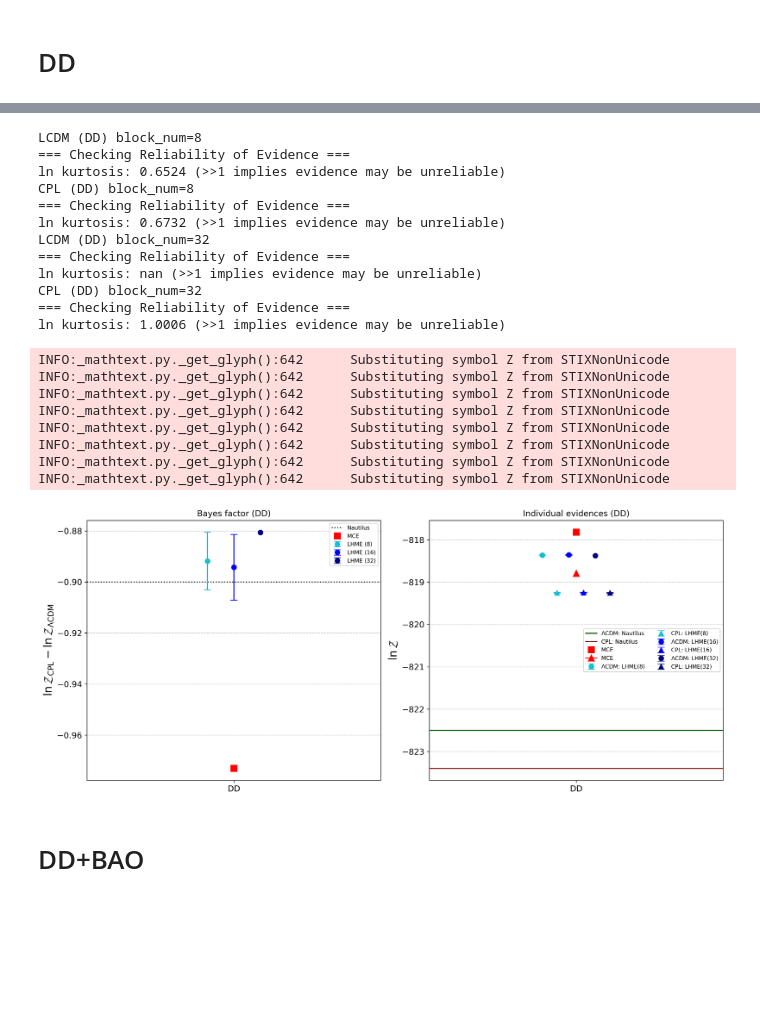
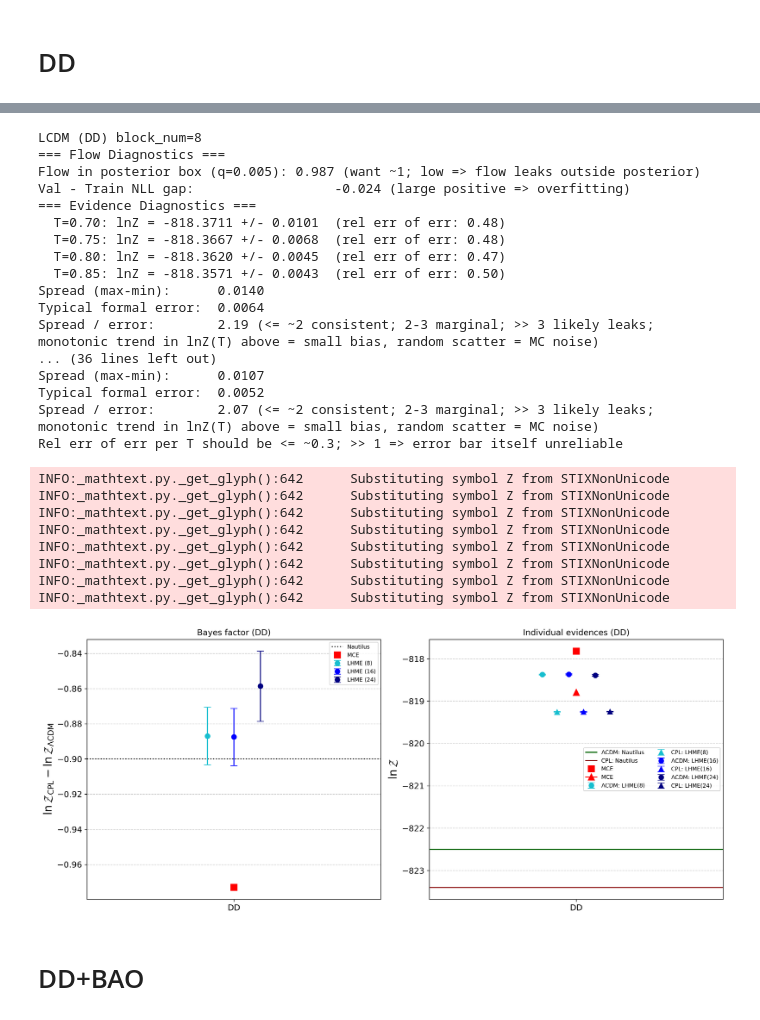
Before and after one commit to dlehdgk/cosmctools, a Jupyter notebook: notebooks/nautilus.ipynb, the cells around one changed output, grey strips where cells are left out. Cells and saved outputs as stored; diff of their text form; code cells hidden in the pictures; blank space fills up the shorter version.

Commit message:
added correction to bayesian evidence calculation

```diff
--- a/notebooks/nautilus.ipynb
+++ b/notebooks/nautilus.ipynb
@@ -85,5 +88,5 @@ LCDM (DD) R-1 = 0.004409570708647339
 CPL  (DD) R-1 = 0.00791403478297603
 # %%
 # train normalising flows
-lcdm_dd.train_model(verbose=True, temp=0.8)
-cpl_dd.train_model(verbose=True, temp=0.8)
+# lcdm_dd.train_model(verbose=True, temp=0.8)
+# cpl_dd.train_model(verbose=True, temp=0.8)
@@ -101,5 +93,7 @@ ensure that the concentrated flow is contained within the posterior
 # %%
 # MCEvidence Bayes factor (DD)
+mce_dd_lcdm = lcdm_dd.mcevidence
+mce_dd_cpl = cpl_dd.mcevidence
 mce_dd = lcdm_dd.get_MCE_bayes_factor(cpl_dd)
 # %% [output]
 WARNING:mcsamples.py.updateBaseStatistics():562      outlier fraction 0.000630119722747322
@@ -152,11 +164,15 @@ ln(B)[k=1] = -818.7928926660303
 ===========================================================
 # %%
 # LHME Bayes factor and per-model evidence (DD, block_num=16)
+lcdm_dd.load_model(temp=0.7)
+cpl_dd.load_model(temp=0.7)
 harm_dd = lcdm_dd.get_LHME_bayes_factor(cpl_dd)
 
 print("LCDM (DD) block_num=16")
-lcdm_dd.check_evidence()
+lcdm_dd.diagnose_flow()
+lcdm_dd.diagnose_evidence()
 print("CPL (DD) block_num=16")
-cpl_dd.check_evidence()
+cpl_dd.diagnose_flow()
+cpl_dd.diagnose_evidence()
 # %% [output]
 LCDM (DD) block_num=16
@@ -172,29 +213,36 @@ harm_dd_blocks = {16: harm_dd}
 hmZ_lcdm_dd = {16: lcdm_dd.get_hm_evidence()}
 hmZ_cpl_dd = {16: cpl_dd.get_hm_evidence()}
 
-for bn in [8, 32]:
-    a = make_and_train(lcdm_root_dd, lcdm_params_dd, burnin=0.3, block_num=bn)
-    b = make_and_train(cpl_root_dd, cpl_params_dd, burnin=0.3, block_num=bn)
+for bn in [8, 24]:
+    a = make_and_train(lcdm_root_dd, lcdm_params_dd, burnin=0.3, block_num=bn, temp=0.7)
+    b = make_and_train(cpl_root_dd, cpl_params_dd, burnin=0.3, block_num=bn, temp=0.7)
     harm_dd_blocks[bn] = a.get_LHME_bayes_factor(b)
     hmZ_lcdm_dd[bn] = a.get_hm_evidence()
     hmZ_cpl_dd[bn] = b.get_hm_evidence()
     print(f"LCDM (DD) block_num={bn}")
-    a.check_evidence()
+    a.diagnose_flow()
+    a.diagnose_evidence()
     print(f"CPL (DD) block_num={bn}")
-    b.check_evidence()
+    b.diagnose_flow()
+    b.diagnose_evidence()
 # %% [output]
 LCDM (DD) block_num=8
-=== Checking Reliability of Evidence ===
-ln kurtosis: 0.6524 (>>1 implies evidence may be unreliable)
-CPL (DD) block_num=8
-=== Checking Reliability of Evidence ===
-ln kurtosis: 0.6732 (>>1 implies evidence may be unreliable)
-LCDM (DD) block_num=32
-=== Checking Reliability of Evidence ===
-ln kurtosis: nan (>>1 implies evidence may be unreliable)
-CPL (DD) block_num=32
-=== Checking Reliability of Evidence ===
-ln kurtosis: 1.0006 (>>1 implies evidence may be unreliable)
+=== Flow Diagnostics ===
+Flow in posterior box (q=0.005): 0.987 (want ~1; low => flow leaks outside posterior)
+Val - Train NLL gap:                  -0.024 (large positive => overfitting)
+=== Evidence Diagnostics ===
+  T=0.70: lnZ = -818.3711 +/- 0.0101  (rel err of err: 0.48)
+  T=0.75: lnZ = -818.3667 +/- 0.0068  (rel err of err: 0.48)
+  T=0.80: lnZ = -818.3620 +/- 0.0045  (rel err of err: 0.47)
+  T=0.85: lnZ = -818.3571 +/- 0.0043  (rel err of err: 0.50)
+Spread (max-min):      0.0140
+Typical formal error:  0.0064
+Spread / error:        2.19 (<= ~2 consistent; 2-3 marginal; >> 3 likely leaks; monotonic trend in lnZ(T) above = small bias, random scatter = MC noise)
+... (36 lines left out)
+Spread (max-min):      0.0107
+Typical formal error:  0.0052
+Spread / error:        2.07 (<= ~2 consistent; 2-3 marginal; >> 3 likely leaks; monotonic trend in lnZ(T) above = small bias, random scatter = MC noise)
+Rel err of err per T should be <= ~0.3; >> 1 => error bar itself unreliable
 # %%
 # plotting Bayes factor and individual evidences (DD)
 x_labels = ["DD"]
@@ -235,12 +283,12 @@ ax.axhline(
 )
 ax.axhline(NAUT_DD["cpl"], color="darkred", linestyle="-", label=r"CPL: Nautilus")
 for bn in block_nums:
-    lcdm_v = to_lnZ(hmZ_lcdm_dd[bn])
-    cpl_v = to_lnZ(hmZ_cpl_dd[bn])
+    lcdm_lnZ, (lcdm_lo, lcdm_up) = hmZ_lcdm_dd[bn]
+    cpl_lnZ, (cpl_lo, cpl_up) = hmZ_cpl_dd[bn]
     ax.errorbar(
         x_pos + block_offsets[bn] - 0.05,
-        [lcdm_v[0]],
-        yerr=[[lcdm_v[1]], [lcdm_v[2]]],
+        [lcdm_lnZ],
+        yerr=[[lcdm_lo], [lcdm_up]],
         fmt="o",
         color=block_colors[bn],
         capsize=5,
@@ -248,40 +296,38 @@ for bn in block_nums:
         markersize=7,
     )
     ax.errorbar(
         x_pos + block_offsets[bn] + 0.05,
-        [cpl_v[0]],
-        yerr=[[cpl_v[1]], [cpl_v[2]]],
+        [cpl_lnZ],
+        yerr=[[cpl_lo], [cpl_up]],
         fmt="^",
         color=block_colors[bn],
         capsize=5,
         label=rf"CPL: LHME({bn})",
         markersize=7,
     )
-ax.plot(x_pos, -817.8198285152376, "s", color="red", label="MCE", markersize=9)  # LCDM
-ax.plot(
-    x_pos, -818.7928926660303, color="red", marker="^", label="MCE", markersize=9
-)  # CPL
+ax.plot(x_pos, mce_dd_lcdm, "s", color="red", label="MCE", markersize=9)  # LCDM
+ax.plot(x_pos, mce_dd_cpl, color="red", marker="^", label="MCE", markersize=9)  # CPL
 ax.set_xticks(x_pos)
 ax.set_xticklabels(x_labels)
 ax.set_ylabel(r"$\ln\mathcal{Z}$")
 ax.set_title("Individual evidences (DD)")
 ax.set_xlim(-1, 1)
 ax.legend(fontsize=8, ncol=2)
 ax.grid(axis="y", linestyle="--", alpha=0.7)
 
 plt.tight_layout()
 plt.savefig("figures/nautilus_DD_evidence.pdf", bbox_inches="tight")
 plt.show()
 # %% [output]
 INFO:_mathtext.py._get_glyph():642      Substituting symbol Z from STIXNonUnicode
 INFO:_mathtext.py._get_glyph():642      Substituting symbol Z from STIXNonUnicode
 INFO:_mathtext.py._get_glyph():642      Substituting symbol Z from STIXNonUnicode
 INFO:_mathtext.py._get_glyph():642      Substituting symbol Z from STIXNonUnicode
 INFO:_mathtext.py._get_glyph():642      Substituting symbol Z from STIXNonUnicode
 INFO:_mathtext.py._get_glyph():642      Substituting symbol Z from STIXNonUnicode
 INFO:_mathtext.py._get_glyph():642      Substituting symbol Z from STIXNonUnicode
 INFO:_mathtext.py._get_glyph():642      Substituting symbol Z from STIXNonUnicode
-[figure, old version]
+[figure, new version]
 # %% [markdown]
 # DD+BAO
 # %%
```
Also changed, not shown: parts of 14 cells of this notebook, 12 other files.
